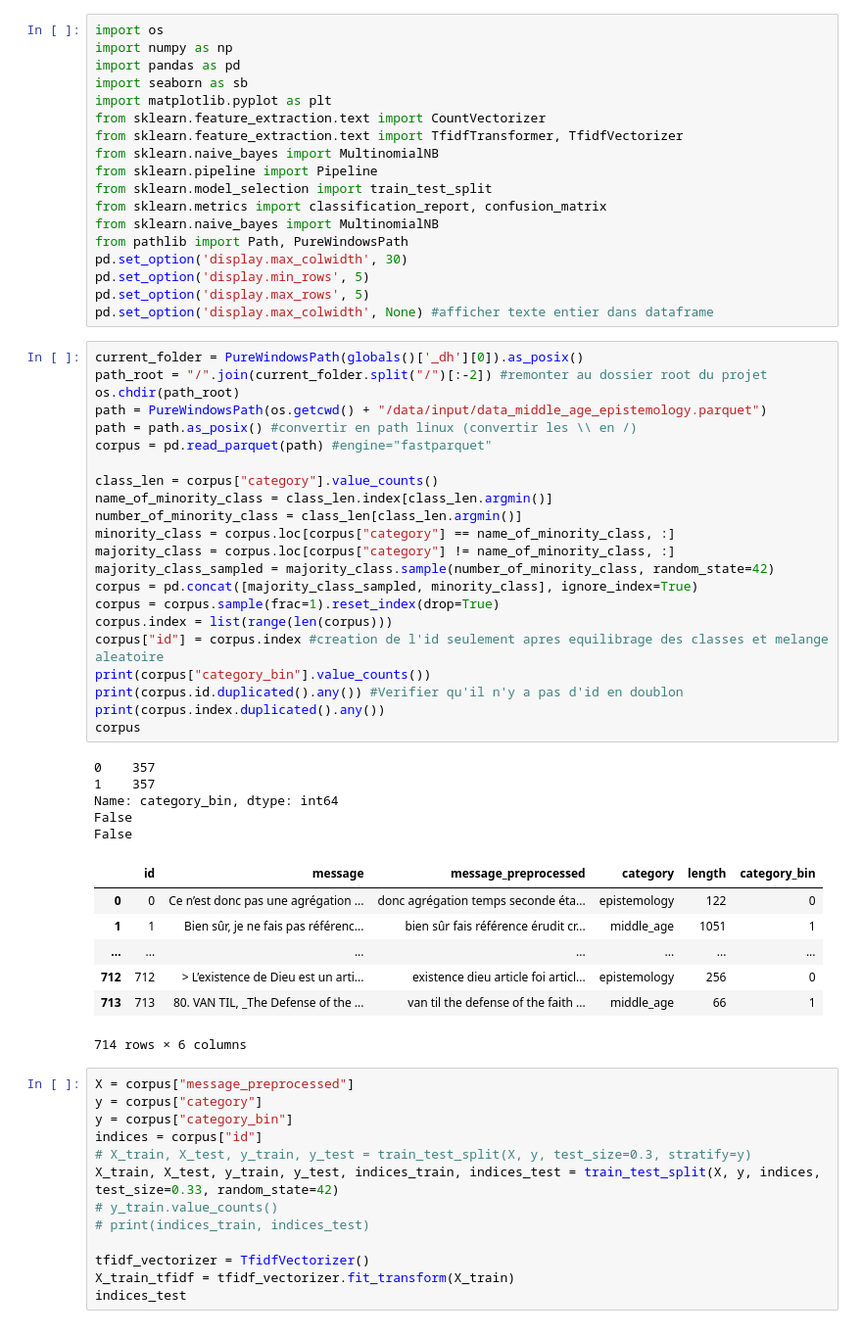
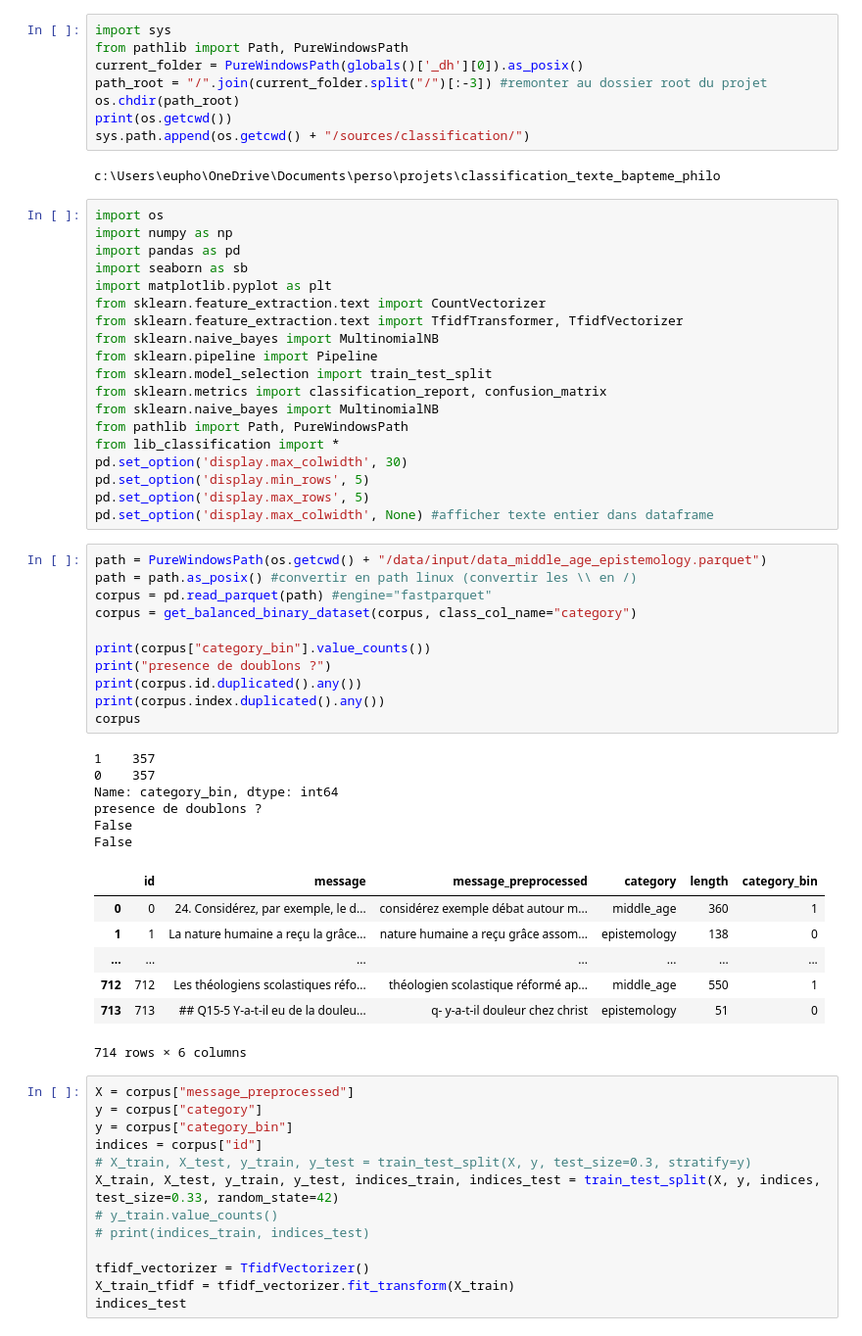
Before and after one commit to lolodino77/classification_texte_articles, a Jupyter notebook: sources/classification/tfidf/2_model_selection.ipynb, the cells around one changed output. Shown at 98% size. Drawn from its saved outputs; the diff is of its cells as text.

Commit message:
fonction balance dataset + tests perf sur plusieurs reweighting matrices ok

```diff
--- a/sources/tfidf/2_model_selection.ipynb
+++ b/sources/classification/tfidf/2_model_selection.ipynb
@@ -1,3 +1,13 @@
+# %%
+import sys
+from pathlib import Path, PureWindowsPath
+current_folder = PureWindowsPath(globals()['_dh'][0]).as_posix()
+path_root = "/".join(current_folder.split("/")[:-3]) #remonter au dossier root du projet
+os.chdir(path_root)
+print(os.getcwd())
+sys.path.append(os.getcwd() + "/sources/classification/")
+# %% [output]
+c:\Users\eupho\OneDrive\Documents\perso\projets\classification_texte_bapteme_philo
 # %%
 import os
 import numpy as np
@@ -12,45 +22,36 @@ from sklearn.model_selection import train_test_split
 from sklearn.metrics import classification_report, confusion_matrix
 from sklearn.naive_bayes import MultinomialNB
 from pathlib import Path, PureWindowsPath
+from lib_classification import *
 pd.set_option('display.max_colwidth', 30)
 pd.set_option('display.min_rows', 5)
 pd.set_option('display.max_rows', 5)
 pd.set_option('display.max_colwidth', None) #afficher texte entier dans dataframe
-# %%
-current_folder = PureWindowsPath(globals()['_dh'][0]).as_posix()
-path_root = "/".join(current_folder.split("/")[:-2]) #remonter au dossier root du projet
-os.chdir(path_root)
-path = PureWindowsPath(os.getcwd() + "/data/input/data_middle_age_epistemology.parquet")
-path = path.as_posix() #convertir en path linux (convertir les \\ en /)
-corpus = pd.read_parquet(path) #engine="fastparquet"
-
-class_len = corpus["category"].value_counts()
-name_of_minority_class = class_len.index[class_len.argmin()]
-number_of_minority_class = class_len[class_len.argmin()]
-minority_class = corpus.loc[corpus["category"] == name_of_minority_class, :]
-majority_class = corpus.loc[corpus["category"] != name_of_minority_class, :]
-majority_class_sampled = majority_class.sample(number_of_minority_class, random_state=42)
-corpus = pd.concat([majority_class_sampled, minority_class], ignore_index=True)
-corpus = corpus.sample(frac=1).reset_index(drop=True)
-corpus.index = list(range(len(corpus)))
-corpus["id"] = corpus.index	#creation de l'id seulement apres equilibrage des classes et melange aleatoire
-print(corpus["category_bin"].value_counts())
-print(corpus.id.duplicated().any()) #Verifier qu'il n'y a pas d'id en doublon
-print(corpus.index.duplicated().any())
-corpus
-# %% [output]
-0    357
-1    357
-Name: category_bin, dtype: int64
-False
-False
-|  | id | message | message_preprocessed | category | length | category_bin |
-| 0 | 0 | Ce n’est donc pas une agrégation ... | donc agrégation temps seconde éta... | epistemology | 122 | 0 |
-| 1 | 1 | Bien sûr, je ne fais pas référenc... | bien sûr fais référence érudit cr... | middle_age | 1051 | 1 |
-| ... | ... | ... | ... | ... | ... | ... |
-| 712 | 712 | > L’existence de Dieu est un arti... | existence dieu article foi articl... | epistemology | 256 | 0 |
-| 713 | 713 | 80. VAN TIL, _The Defense of the ... | van til the defense of the faith ... | middle_age | 66 | 1 |
-714 rows × 6 columns
+# %%
+path = PureWindowsPath(os.getcwd() + "/data/input/data_middle_age_epistemology.parquet")
+path = path.as_posix() #convertir en path linux (convertir les \\ en /)
+corpus = pd.read_parquet(path) #engine="fastparquet"
+corpus = get_balanced_binary_dataset(corpus, class_col_name="category")
+
+print(corpus["category_bin"].value_counts())
+print("presence de doublons ?")
+print(corpus.id.duplicated().any())
+print(corpus.index.duplicated().any())
+corpus
+# %% [output]
+1    357
+0    357
+Name: category_bin, dtype: int64
+presence de doublons ?
+False
+False
+|  | id | message | message_preprocessed | category | length | category_bin |
+| 0 | 0 | 24. Considérez, par exemple, le d... | considérez exemple débat autour m... | middle_age | 360 | 1 |
+| 1 | 1 | La nature humaine a reçu la grâce... | nature humaine a reçu grâce assom... | epistemology | 138 | 0 |
+| ... | ... | ... | ... | ... | ... | ... |
+| 712 | 712 | Les théologiens scolastiques réfo... | théologien scolastique réformé ap... | middle_age | 550 | 1 |
+| 713 | 713 | ## Q15-5 Y-a-t-il eu de la douleu... | q- y-a-t-il douleur chez christ | epistemology | 51 | 0 |
+714 rows × 6 columns
 # %%
 X = corpus["message_preprocessed"]
 y = corpus["category"]
```
Also changed, not shown: 11 other files.
